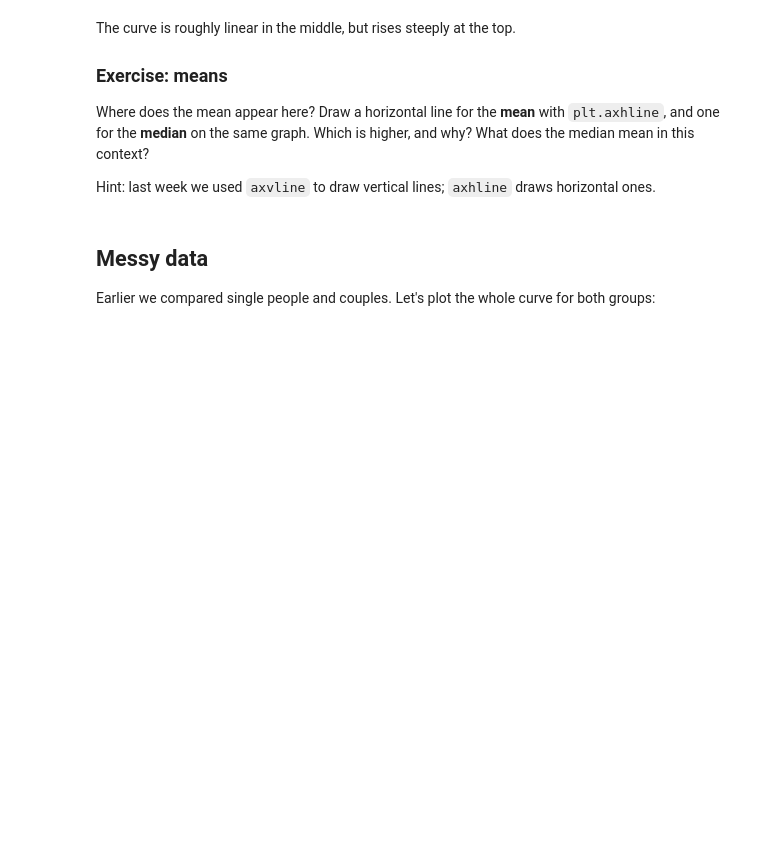
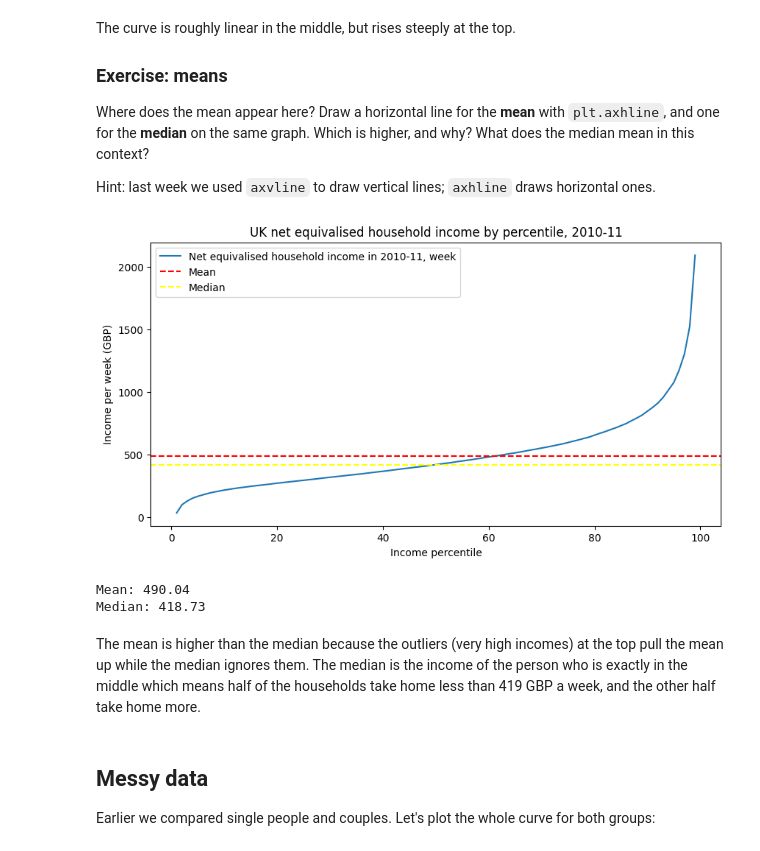
Before and after one commit to aydaugurel-web/QM2, a Jupyter notebook: notebooks/W02. Pandas.ipynb, the cells around one changed output. Drawn from its saved outputs; the diff is of its cells as text; code cells hidden in the pictures; blank space fills up the shorter version.

```diff
--- a/notebooks/W02. Pandas.ipynb
+++ b/notebooks/W02. Pandas.ipynb
@@ -150,7 +159,24 @@ Where does the mean appear here? Draw a horizontal line for the **mean** with `p
 
 Hint: last week we used `axvline` to draw vertical lines; `axhline` draws horizontal ones.
 # %%
-# your code here
+income[weekly].plot()
+plt.axhline(income[weekly].mean(), color="red", linestyle="--", label="Mean")
+plt.axhline(income[weekly].median(), color="yellow", linestyle="--", label="Median")
+plt.title("UK net equivalised household income by percentile, 2010-11")
+plt.xlabel("Income percentile")
+plt.ylabel("Income per week (GBP)")
+plt.legend()
+plt.show()
+
+print("Mean:", round(income[weekly].mean(), 2))
+print("Median:", round(income[weekly].median(), 2))
+# %% [output]
+[figure, added]
+Mean: 490.04
+Median: 418.73
+# %% [markdown]
+The mean is higher than the median because the outliers (very high incomes) at the top pull the mean up while the median ignores them.
+The median is the income of the person who is exactly in the middle which means half of the households take home less than 419 GBP a week, and the other half take home more.
 # %% [markdown]
 ## Messy data
 
```
Also changed, not shown: parts of 27 cells of this notebook.
